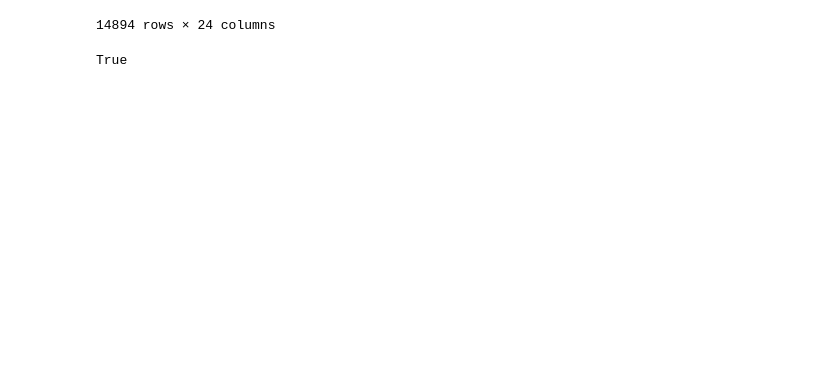
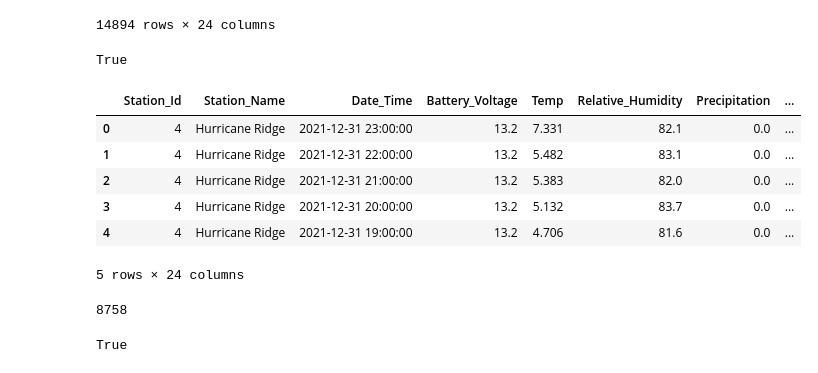
Before and after one commit to jakesherman/nwac, a Jupyter notebook: package_testing.ipynb, the cells around one changed output. Saved outputs shown, nothing was run; the diff lists cells and outputs as text; code cells hidden in the pictures; blank space fills up the shorter version.

```diff
--- a/package_testing.ipynb
+++ b/package_testing.ipynb
@@ -86,3 +94,25 @@ hurricane_ridge_2022_2
 hurricane_ridge_2022_2.equals(hurricane_ridge_2022_1)
 # %% [output]
 True
+# %%
+hurricane_ridge_data = download_historical_data(
+    station_names=["Hurricane Ridge"],
+    years=[2021]
+)
+hurricane_ridge_data.head()
+# %% [output]
+|  | Station_Id | Station_Name | Date_Time | Battery_Voltage | Temp | Relative_Humidity | Precipitation | ... |
+| 0 | 4 | Hurricane Ridge | 2021-12-31 23:00:00 | 13.2 | 7.331 | 82.1 | 0.0 | ... |
+| 1 | 4 | Hurricane Ridge | 2021-12-31 22:00:00 | 13.2 | 5.482 | 83.1 | 0.0 | ... |
+| 2 | 4 | Hurricane Ridge | 2021-12-31 21:00:00 | 13.2 | 5.383 | 82.0 | 0.0 | ... |
+| 3 | 4 | Hurricane Ridge | 2021-12-31 20:00:00 | 13.2 | 5.132 | 83.7 | 0.0 | ... |
+| 4 | 4 | Hurricane Ridge | 2021-12-31 19:00:00 | 13.2 | 4.706 | 81.6 | 0.0 | ... |
+5 rows × 24 columns
+# %%
+len(hurricane_ridge_data.index)
+# %% [output]
+8758
+# %%
+hurricane_ridge_data.iloc[0]["Temp"] == 7.331
+# %% [output]
+True
```
Also changed, not shown: parts of 6 cells of this notebook, 5 other files.
